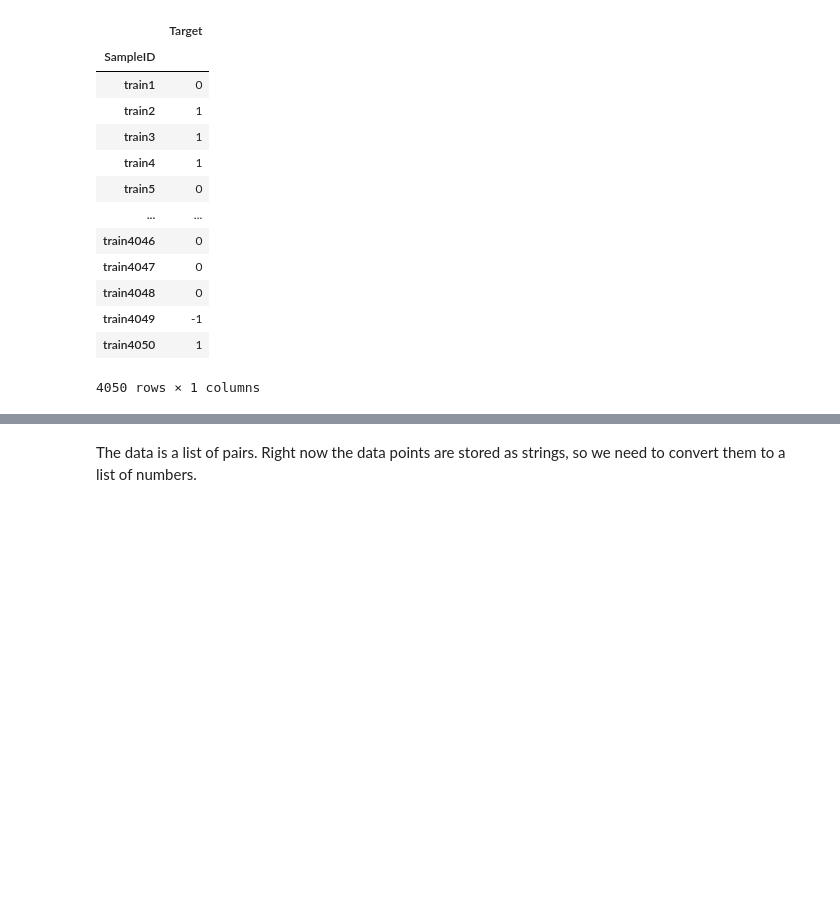
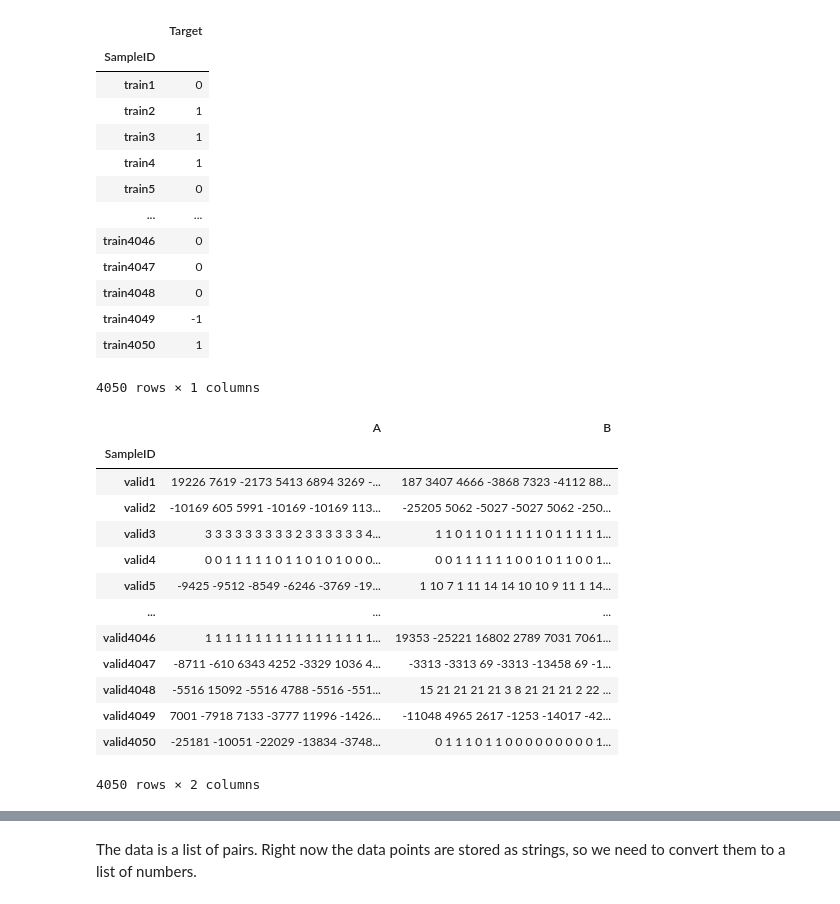
Before and after one commit to RachaHachem/Solving-Medi-Fair-Challenge, a Jupyter notebook: Baseline Methods/Code/Medi_Fair_baseline_methods.ipynb, the cells around one changed output, grey strips where cells are left out. Drawn from its saved outputs; the diff is of its cells as text; code cells hidden in the pictures; blank space fills up the shorter version.

```diff
--- a/Baseline Methods/Code/Medi_Fair_baseline_methods.ipynb
+++ b/Baseline Methods/Code/Medi_Fair_baseline_methods.ipynb
@@ -143,6 +125,25 @@ y_train
 | train4049 | -1 |
 | train4050 | 1 |
 4050 rows × 1 columns
+# %%
+valid_data_path = 'public_data/valid_set/X_valid.csv'
+X_valid = pd.read_csv(valid_data_path, index_col=0)
+X_valid
+# %% [output]
+|  | A | B |
+| SampleID |  |  |
+| valid1 | 19226 7619 -2173 5413 6894 3269 -... | 187 3407 4666 -3868 7323 -4112 88... |
+| valid2 | -10169 605 5991 -10169 -10169 113... | -25205 5062 -5027 -5027 5062 -250... |
+| valid3 | 3 3 3 3 3 3 3 3 3 2 3 3 3 3 3 3 4... | 1 1 0 1 1 0 1 1 1 1 1 0 1 1 1 1 1... |
+| valid4 | 0 0 1 1 1 1 1 0 1 1 0 1 0 1 0 0 0... | 0 0 1 1 1 1 1 1 0 0 1 0 1 1 0 0 1... |
+| valid5 | -9425 -9512 -8549 -6246 -3769 -19... | 1 10 7 1 11 14 14 10 10 9 11 1 14... |
+| ... | ... | ... |
+| valid4046 | 1 1 1 1 1 1 1 1 1 1 1 1 1 1 1 1 1... | 19353 -25221 16802 2789 7031 7061... |
+| valid4047 | -8711 -610 6343 4252 -3329 1036 4... | -3313 -3313 69 -3313 -13458 69 -1... |
+| valid4048 | -5516 15092 -5516 4788 -5516 -551... | 15 21 21 21 21 3 8 21 21 21 2 22 ... |
+| valid4049 | 7001 -7918 7133 -3777 11996 -1426... | -11048 4965 2617 -1253 -14017 -42... |
+| valid4050 | -25181 -10051 -22029 -13834 -3748... | 0 1 1 1 0 1 1 0 0 0 0 0 0 0 0 0 1... |
+4050 rows × 2 columns
 # %%
 X_train.describe()
 # %% [output]
```
Also changed, not shown: parts of 74 cells of this notebook, 1 other file.
